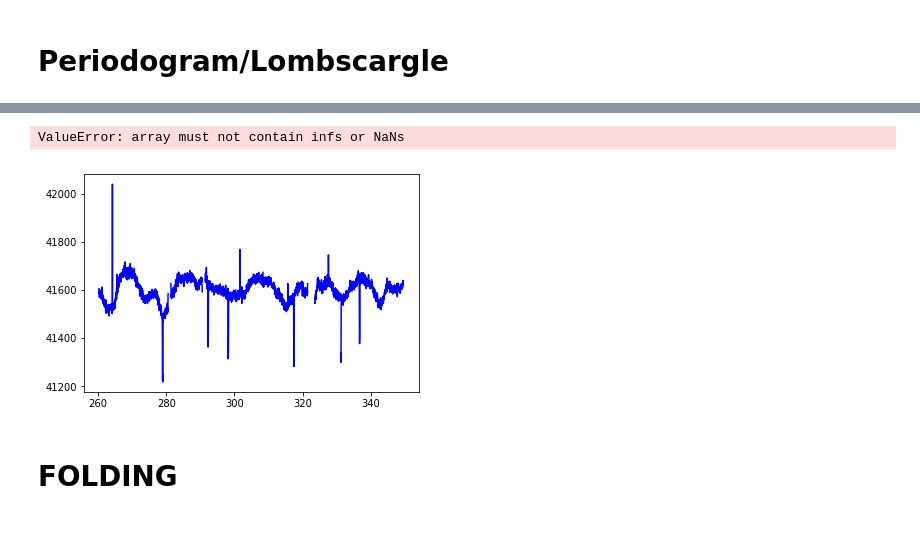
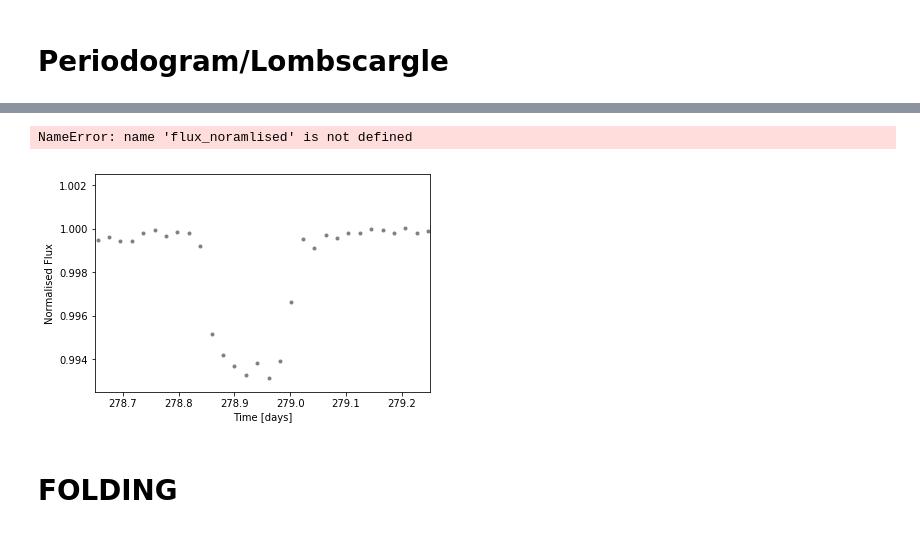
Before and after one commit to nathanmeagher/PH30116, a Jupyter notebook: COURSEWORK.ipynb, the cells around one changed output, grey strips where cells are left out. Saved outputs shown, nothing was run; the diff lists cells and outputs as text; code cells hidden in the pictures.

```diff
--- a/COURSEWORK.ipynb
+++ b/COURSEWORK.ipynb
@@ -433,10 +434,10 @@ e1 = e[nonan]
 # %%
 #kernel_size is the size of the window over which the median is calculated
 
-testfil = medfilt(f1, kernel_size=105) #talk about why i chose median filter and the kernel size
+medfil = medfilt(f1, kernel_size=109) #talk about why i chose median filter and the kernel size
 
 pylab.plot(t1, f1, c='k', ls='None', marker='.', label='Data')
-pylab.plot(t1, testfil, ls='--', c='r', label='Median Filter')
+pylab.plot(t1, medfil, ls='--', c='r', label='Median Filter')
 pylab.xlim(259, 351)
 pylab.ylim(41200, 42100)
 pylab.xlabel('Time [days]')
@@ -446,7 +447,11 @@ Text(0,0.5,'Flux')
 [figure]
 # %%
 #plotting normalised median
-pylab.plot(t1, f1/testfil, ls='None', marker='.', c='grey', label='Data')
+
+flux_normalised = f1/medfil
+flux_error_normalised = e1/medfil
+
+pylab.plot(t1, flux_normalised, ls='None', marker='.', c='grey', label='Data')
 pylab.xlabel('Time [days]')
 pylab.ylabel('Normalised Flux')
 # %% [output]
@@ -493,17 +554,24 @@ pylab.plot(1/freq, 1/lomb_1)
 # %%
+#plotting normalised median
+pylab.plot(t1, f1/medfil, ls='None', marker='.', c='grey', label='Data')
+pylab.xlabel('Time [days]')
+pylab.ylabel('Normalised Flux')
+pylab.xlim(278.65, 279.25)
+pylab.ylim(0.9925, 1.0025)
+
 ##FITTING MODELS
 
 #First, define a function, the x value needs to be the first parameter to the function
 #the function needs to return f(x)
 def func(x, a, b, c):
-    return a * numpy.exp(-b * x) + c
+    return a * x ** (b)  + c
 ### Data plot
-pylab.plot(t, f, 'b-', label='data')
+pylab.plot(t1, f1, 'b-', label='data')
 ##Now fit the data.
-popt, pcov = curve_fit(func, t, f, sigma=e)
+popt, pcov = curve_fit(func, t1, flux_noramlised, sigma=flux_error_normalised)
 # %% [output]
-ValueError: array must not contain infs or NaNs
+NameError: name 'flux_noramlised' is not defined
-[figure, old version]
+[figure, new version]
 # %% [markdown]
 # FOLDING
 # %%
```
Also changed, not shown: parts of 14 cells of this notebook, 5 other files.
